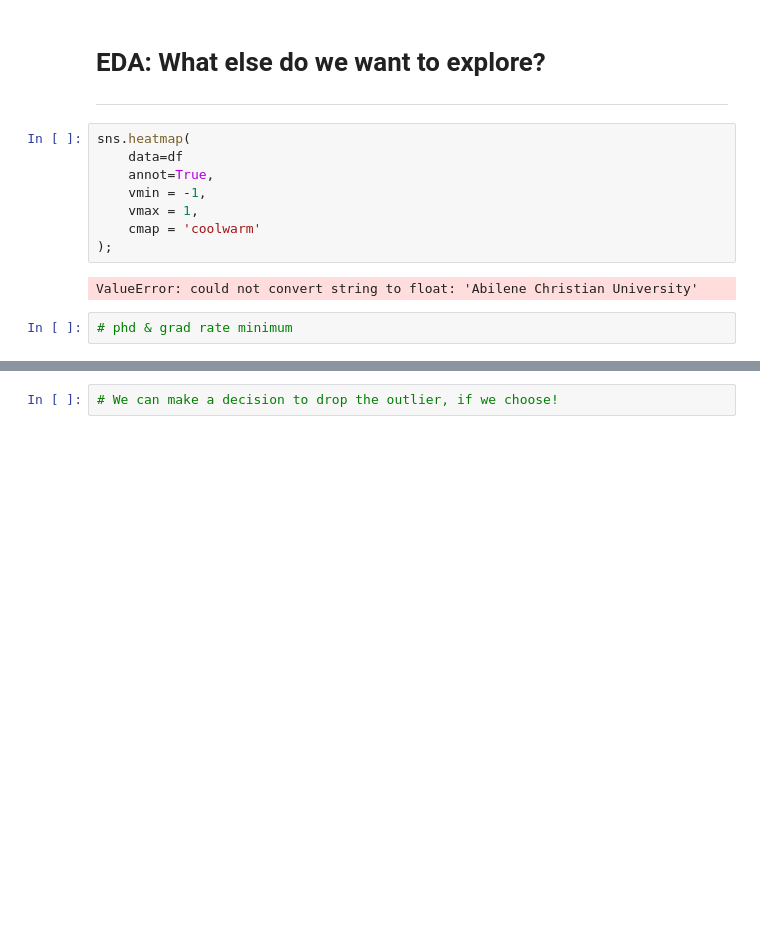
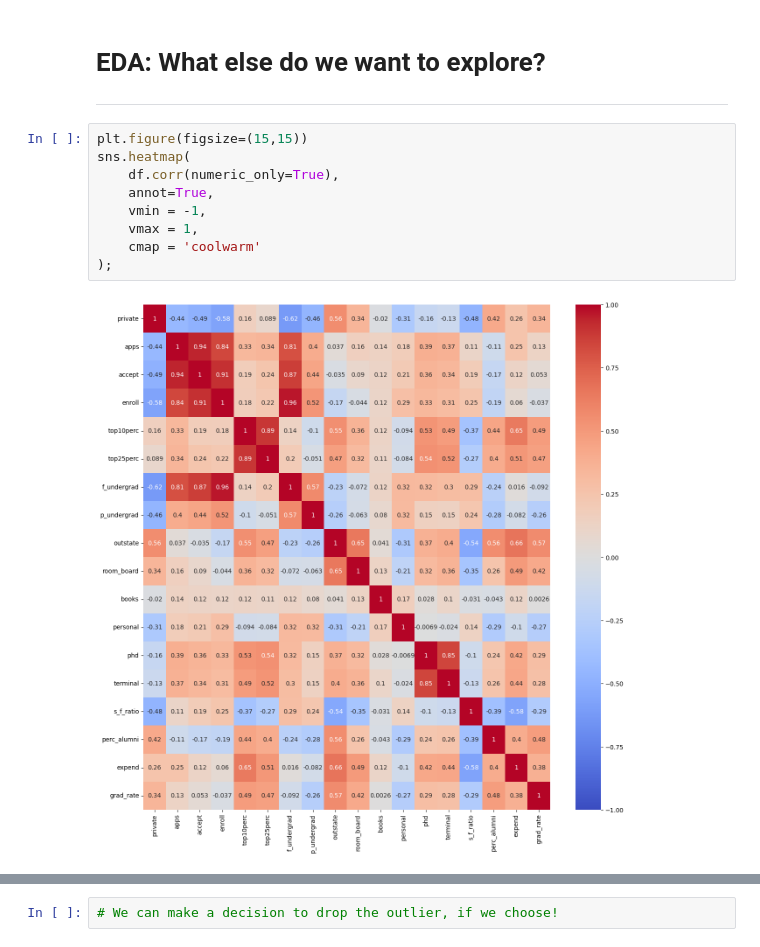
Before and after one commit to Ch3ddarr/DSB-Unit-03, a Jupyter notebook: 06 - Model Workflow/02-model-workflow.ipynb, the cells around one changed output, grey strips where cells are left out. Saved outputs shown, nothing was run; the diff lists cells and outputs as text; blank space fills up the shorter version.

```diff
--- a/06 - Model Workflow/02-model-workflow.ipynb
+++ b/06 - Model Workflow/02-model-workflow.ipynb
@@ -319,14 +319,13 @@ df_clean['apps'].hist(figsize=(10,5))
 # EDA: What else do we want to explore?
 ---
 # %%
+plt.figure(figsize=(15,15))
 sns.heatmap(
-    data=df
+    df.corr(numeric_only=True),
     annot=True,
     vmin = -1,
     vmax = 1,
     cmap = 'coolwarm'
 );
 # %% [output]
-ValueError: could not convert string to float: 'Abilene Christian University'
+[figure, added]
-# %%
-# phd & grad rate minimum
```
Also changed, not shown: parts of 8 cells of this notebook.
